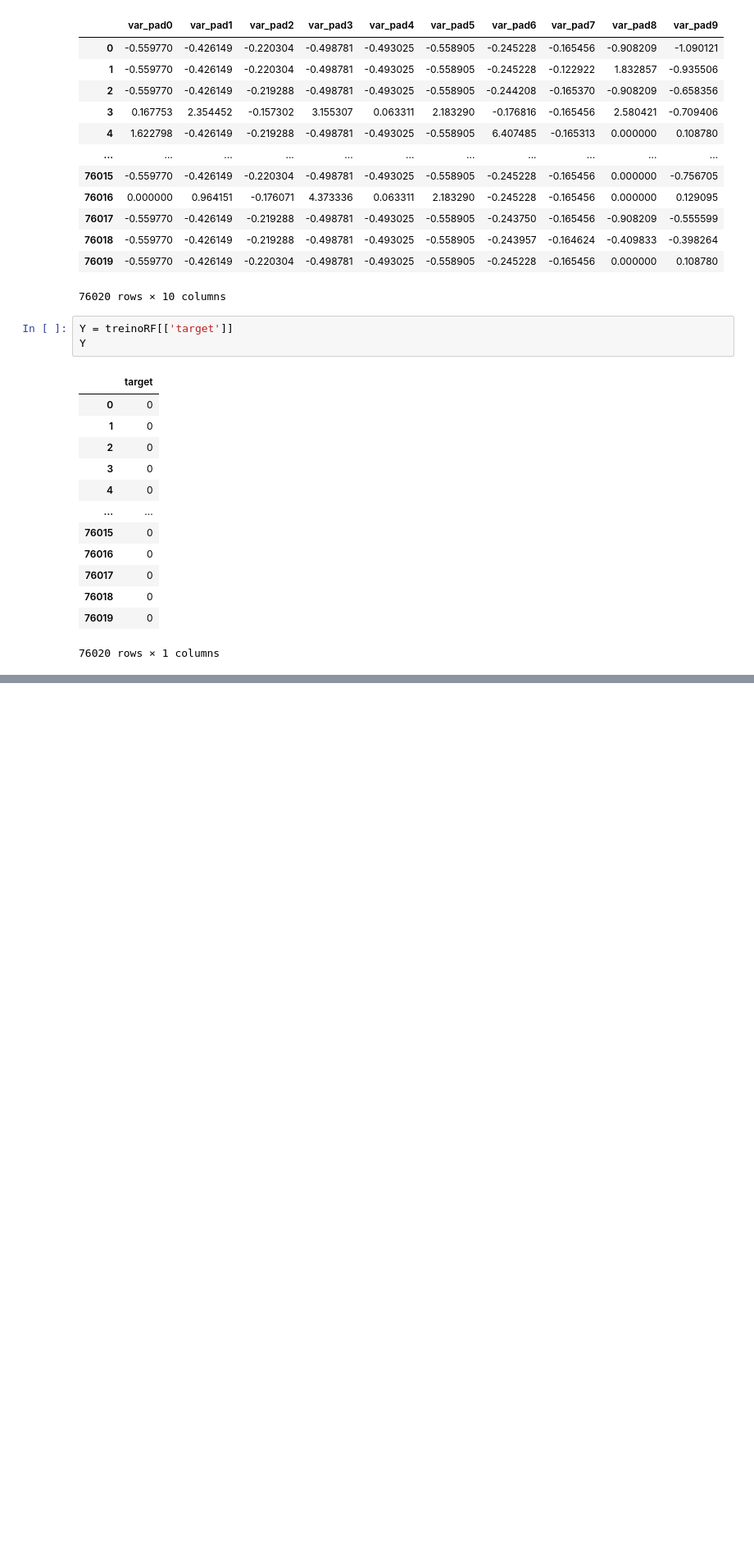
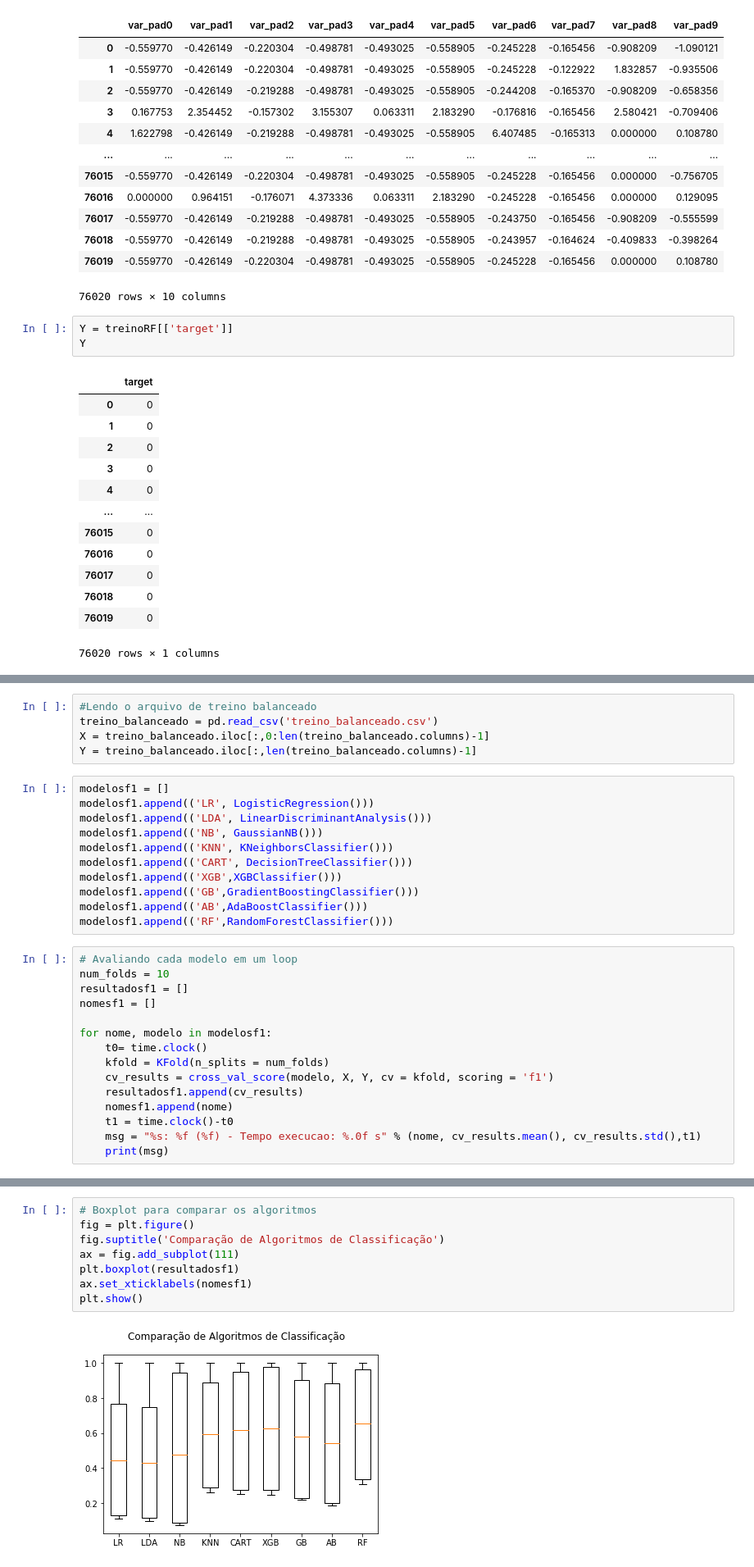
Before and after one commit to ohbtorres/SantanderCustomerSatisfaction, a Jupyter notebook: ClassificadorSantander.ipynb, the cells around one changed output, grey strips where cells are left out. Shown at 82% size. Drawn from its saved outputs; the diff is of its cells as text; blank space fills up the shorter version.

```diff
--- a/ClassificadorSantander.ipynb
+++ b/ClassificadorSantander.ipynb
@@ -353,0 +404,31 @@ sns.boxenplot(data = X)
+# %%
+#Lendo o arquivo de treino balanceado
+treino_balanceado = pd.read_csv('treino_balanceado.csv')
+X = treino_balanceado.iloc[:,0:len(treino_balanceado.columns)-1]
+Y = treino_balanceado.iloc[:,len(treino_balanceado.columns)-1]
+# %%
+modelosf1 = []
+modelosf1.append(('LR', LogisticRegression()))
+modelosf1.append(('LDA', LinearDiscriminantAnalysis()))
+modelosf1.append(('NB', GaussianNB()))
+modelosf1.append(('KNN', KNeighborsClassifier()))
+modelosf1.append(('CART', DecisionTreeClassifier()))
+modelosf1.append(('XGB',XGBClassifier()))
+modelosf1.append(('GB',GradientBoostingClassifier()))
+modelosf1.append(('AB',AdaBoostClassifier()))
+modelosf1.append(('RF',RandomForestClassifier()))
+# %%
+# Avaliando cada modelo em um loop
+num_folds = 10
+resultadosf1 = []
+nomesf1 = []
+
+for nome, modelo in modelosf1:
+    t0= time.clock()
+    kfold = KFold(n_splits = num_folds)
+    cv_results = cross_val_score(modelo, X, Y, cv = kfold, scoring = 'f1')
+    resultadosf1.append(cv_results)
+    nomesf1.append(nome)
+    t1 = time.clock()-t0
+    msg = "%s: %f (%f) - Tempo execucao: %.0f s" % (nome, cv_results.mean(), cv_results.std(),t1)
+    print(msg)
@@ -353,0 +445,10 @@ sns.boxenplot(data = X)
+# %%
+# Boxplot para comparar os algoritmos
+fig = plt.figure()
+fig.suptitle('Comparação de Algoritmos de Classificação')
+ax = fig.add_subplot(111)
+plt.boxplot(resultadosf1)
+ax.set_xticklabels(nomesf1)
+plt.show()
+# %% [output]
+[figure, added]
```
Also changed, not shown: parts of 33 cells of this notebook.
